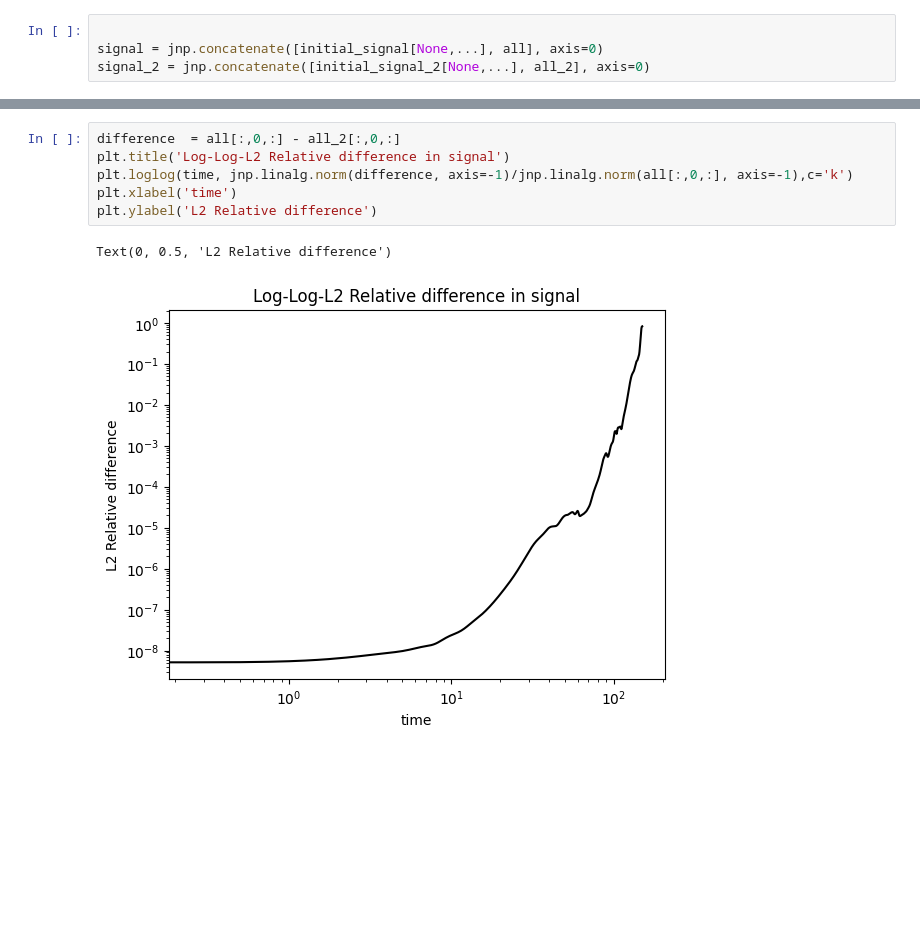
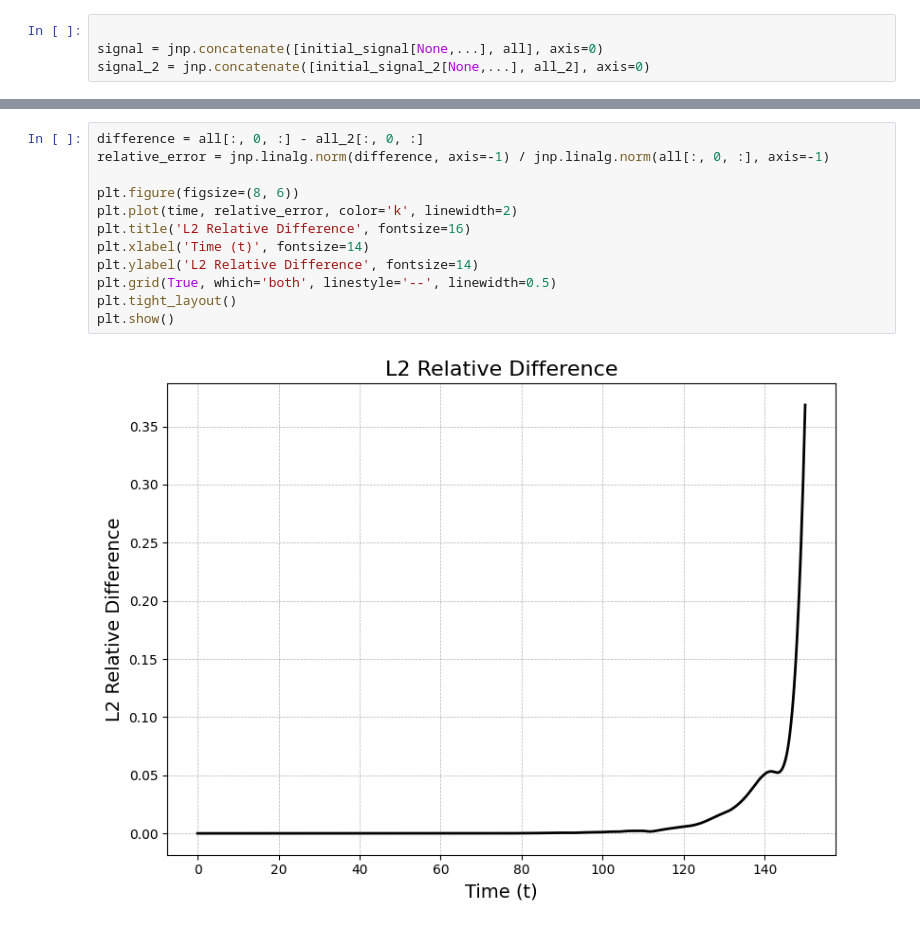
Before and after one commit to jameswoodfield/Particle_Filter, a Jupyter notebook: Example_2_KS_perturbed.ipynb, the cells around one changed output, grey strips where cells are left out. Saved outputs shown, nothing was run; the diff lists cells and outputs as text; blank space fills up the shorter version.

```diff
--- a/Example_2_KS_perturbed.ipynb
+++ b/Example_2_KS_perturbed.ipynb
@@ -81,9 +102,14 @@ plt.show()
 # %%
-difference  = all[:,0,:] - all_2[:,0,:]
-plt.title('Log-Log-L2 Relative difference in signal')
-plt.loglog(time, jnp.linalg.norm(difference, axis=-1)/jnp.linalg.norm(all[:,0,:], axis=-1),c='k')
-plt.xlabel('time')
-plt.ylabel('L2 Relative difference')
+difference = all[:, 0, :] - all_2[:, 0, :]
+relative_error = jnp.linalg.norm(difference, axis=-1) / jnp.linalg.norm(all[:, 0, :], axis=-1)
+
+plt.figure(figsize=(8, 6))
+plt.plot(time, relative_error, color='k', linewidth=2)
+plt.title('L2 Relative Difference', fontsize=16)
+plt.xlabel('Time (t)', fontsize=14)
+plt.ylabel('L2 Relative Difference', fontsize=14)
+plt.grid(True, which='both', linestyle='--', linewidth=0.5)
+plt.tight_layout()
+plt.show()
 # %% [output]
-Text(0, 0.5, 'L2 Relative difference')
-[figure, old version]
+[figure, new version]
```
Also changed, not shown: parts of 8 cells of this notebook, 4 other files.
